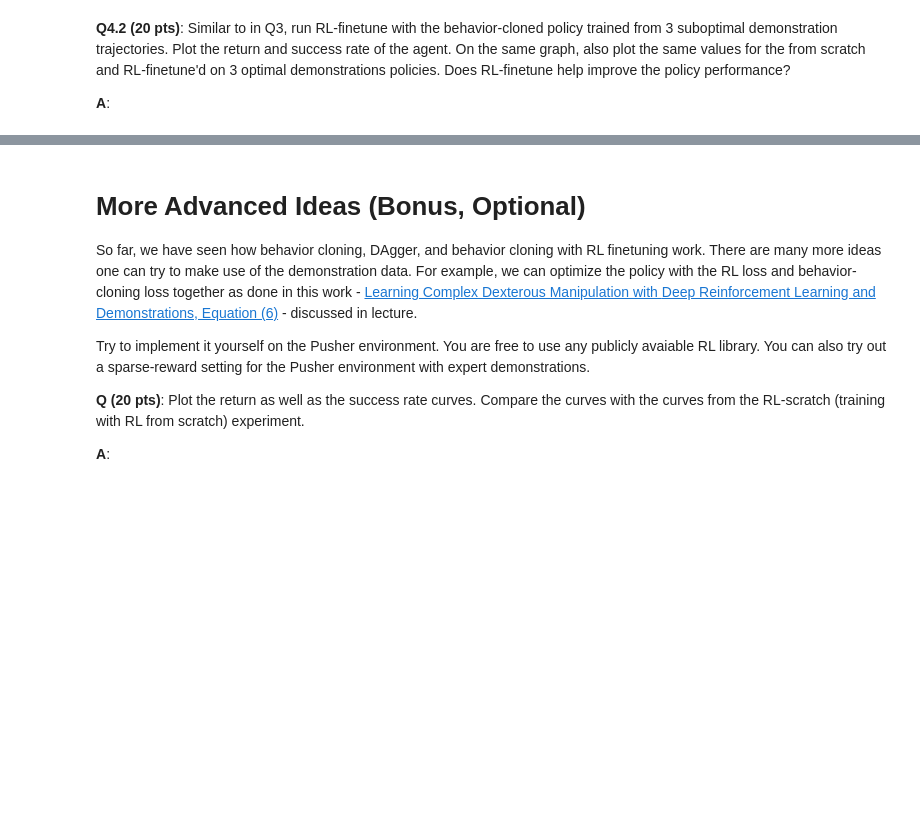
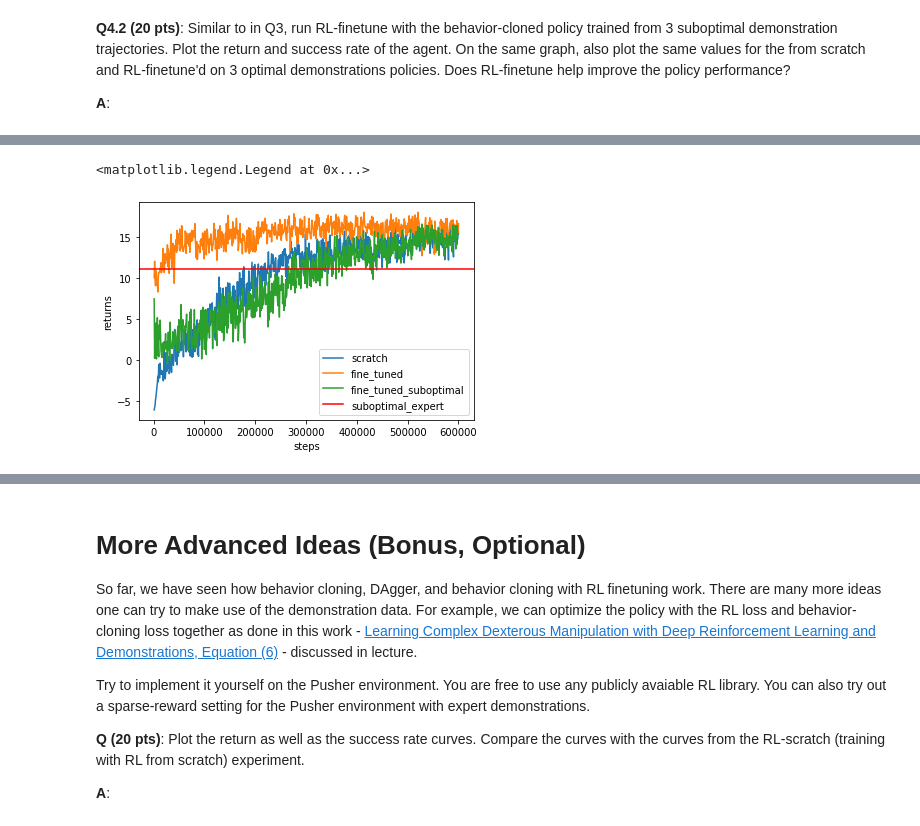
Before and after one commit to LuisCGit/6.484-reinforcement-learning, a Jupyter notebook: lfd.ipynb, the cells around one changed output, grey strips where cells are left out. Drawn from its saved outputs; the diff is of its cells as text; code cells hidden in the pictures; blank space fills up the shorter version.

```diff
--- a/lfd.ipynb
+++ b/lfd.ipynb
@@ -988,3 +1023,6 @@ sub_expert_trajs = generate_demonstration_data(expert_agent=sub_expert_agent,
+# %%
+with open('q1_sub_agents','rb') as f:
+  sub_agents = pickle.load(f)
 # %% [markdown]
 **Q4.2 (20 pts)**: Similar to in Q3, run RL-finetune with the behavior-cloned policy trained from 3 suboptimal demonstration trajectories. Plot the return and success rate of the agent. On the same graph, also plot the same values for the from scratch and RL-finetune'd on 3 optimal demonstrations policies. Does RL-finetune help improve the policy performance?
 
@@ -992,3 +1030,4 @@ sub_expert_trajs = generate_demonstration_data(expert_agent=sub_expert_agent,
 # %%
 ### TODO finetune bc policy trained on 3 suboptimal demonstrations.
 ### plot in comparison with from scratch and finetune on optimal demonstrations
+agent_sub_ft, engine_sub_ft, save_dir_sub_ft = train_ppo(actor = sub_agents[1].actor, max_steps=600000)
@@ -994,0 +1058,2 @@ sub_expert_trajs = generate_demonstration_data(expert_agent=sub_expert_agent,
+# %%
+steps_sub, returns_sub, success_rate_sub = read_tf_log(save_dir_sub_ft)
@@ -994,0 +1069,13 @@ sub_expert_trajs = generate_demonstration_data(expert_agent=sub_expert_agent,
+# %%
+df_sub = pandas.DataFrame({'agent': 'fine_tuned_suboptimal',
+                   'returns' : returns_sub,
+                   'success_rate': success_rate_sub,
+                   'steps' : steps_sub})
+df_plot_sub = pandas.concat((df_plot,df_sub),ignore_index=True)
+# %%
+ax = sns.lineplot(x = "steps", y = "returns", hue = "agent", data = df_plot_sub)
+ax.axhline(y=ret_mean_suboptimal,label="suboptimal_expert",color="r")
+ax.legend()
+# %% [output]
+<matplotlib.legend.Legend at 0x...>
+[figure, added]
```
Also changed, not shown: parts of 17 cells of this notebook.
